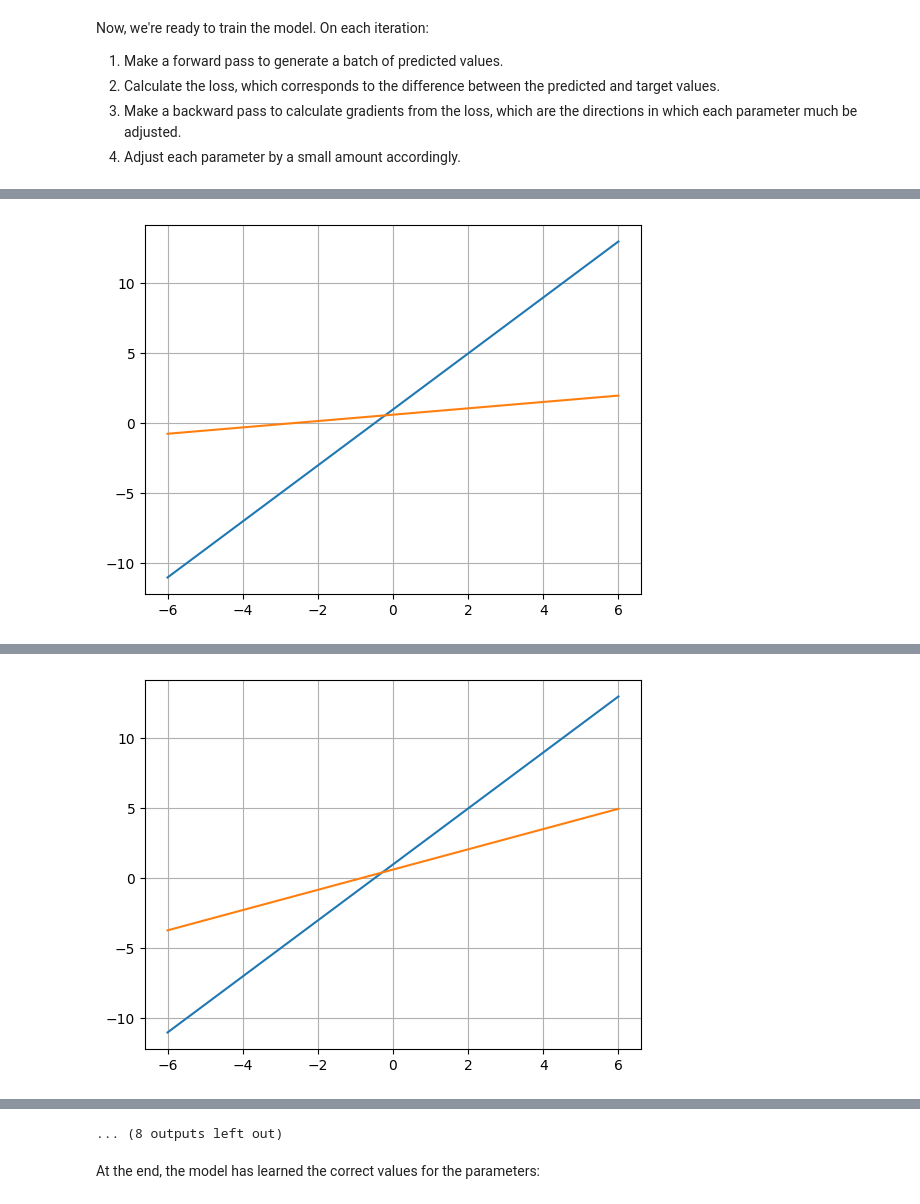
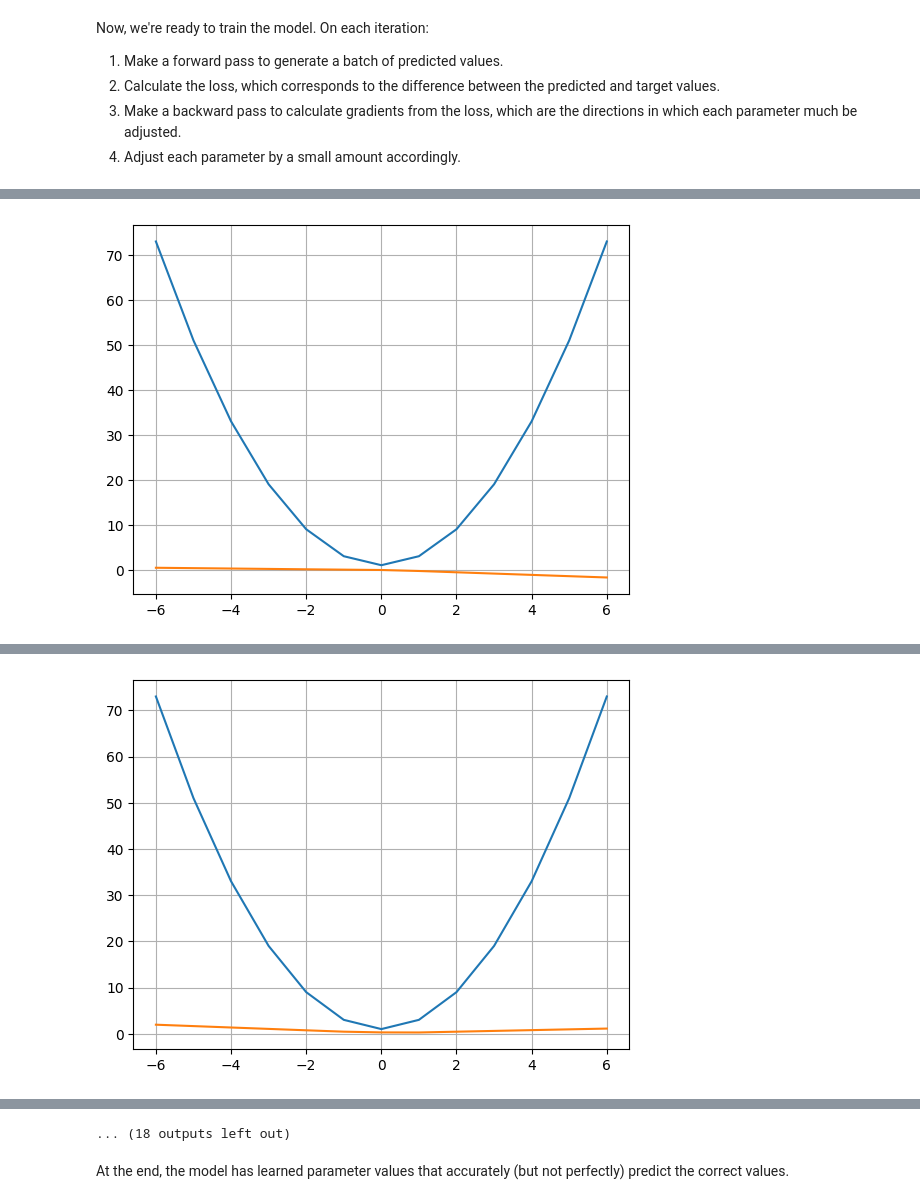
Before and after one commit to brianberns/PyTorchNotebook, a Jupyter notebook: PyTorch.ipynb, the cells around one changed output, grey strips where cells are left out. Saved outputs shown, nothing was run; the diff lists cells and outputs as text; code cells hidden in the pictures.

Commit message:
More work on model.

```diff
--- a/PyTorch.ipynb
+++ b/PyTorch.ipynb
@@ -303,6 +303,6 @@ First, define a simple linear function that we want a neural network to learn. (
 # %%
 def targetFunc(x):
-    return 2 * x + 1   # slope = 2, y-intercept = 1
+    return 2 * x * x + 1
 # %% [markdown]
 We also need some training data, consisting of a tensor of inputs and a tensor of (correct) outputs:
 # %%
@@ -342,6 +342,8 @@ Now define the model, which has a single weight parameter and a single bias para
 # %%
-# model, loss function, and optimizer
-model = nn.Linear(1, 1, bias = True)
+model = nn.Sequential(
+    nn.Linear(1, 10, bias = True),
+    nn.ReLU(),
+    nn.Linear(10, 1, bias = True))
 for (name, parm) in model.named_parameters():
     print("{}: {}".format(name, parm.data))
 # %% [output]
@@ -353,7 +368,7 @@ To train the model, we need:
 * An optimizer that will attempt to minimize the loss. The optimizer's "learning rate" determines how much of an adjustment it will make to the model's parameters on each pass.
 # %%
 lossFunc = nn.MSELoss()
-optimizer = torch.optim.SGD(model.parameters(), lr = 0.01)
+optimizer = torch.optim.SGD(model.parameters(), lr = 0.001)
 # %% [markdown]
 Now, we're ready to train the model. On each iteration:
 
@@ -362,7 +377,7 @@ Now, we're ready to train the model. On each iteration:
 3. Make a backward pass to calculate gradients from the loss, which are the directions in which each parameter much be adjusted.
 4. Adjust each parameter by a small amount accordingly.
 # %%
-for epoch in range(257):
+for epoch in range(10000):
 
     # forward pass
     yPrediction = model(xBatch)
@@ -388 +403 @@ Epoch 0, loss 44.139949798583984
-[figure, old version]
+[figure, new version]
@@ -390 +405 @@ Epoch 1, loss 22.94327163696289
-[figure, old version]
+[figure, new version]
@@ -399,6 +414,6 @@ Epoch 16, loss 0.07364239543676376
-... (8 outputs left out)
+... (18 outputs left out)
 # %% [markdown]
-At the end, the model has learned the correct values for the parameters:
+At the end, the model has learned parameter values that accurately (but not perfectly) predict the correct values.
 # %%
 for (name, parm) in model.named_parameters() :
     print("{}: {}".format(name, parm.data))
```
Also changed, not shown: parts of 11 cells of this notebook.
